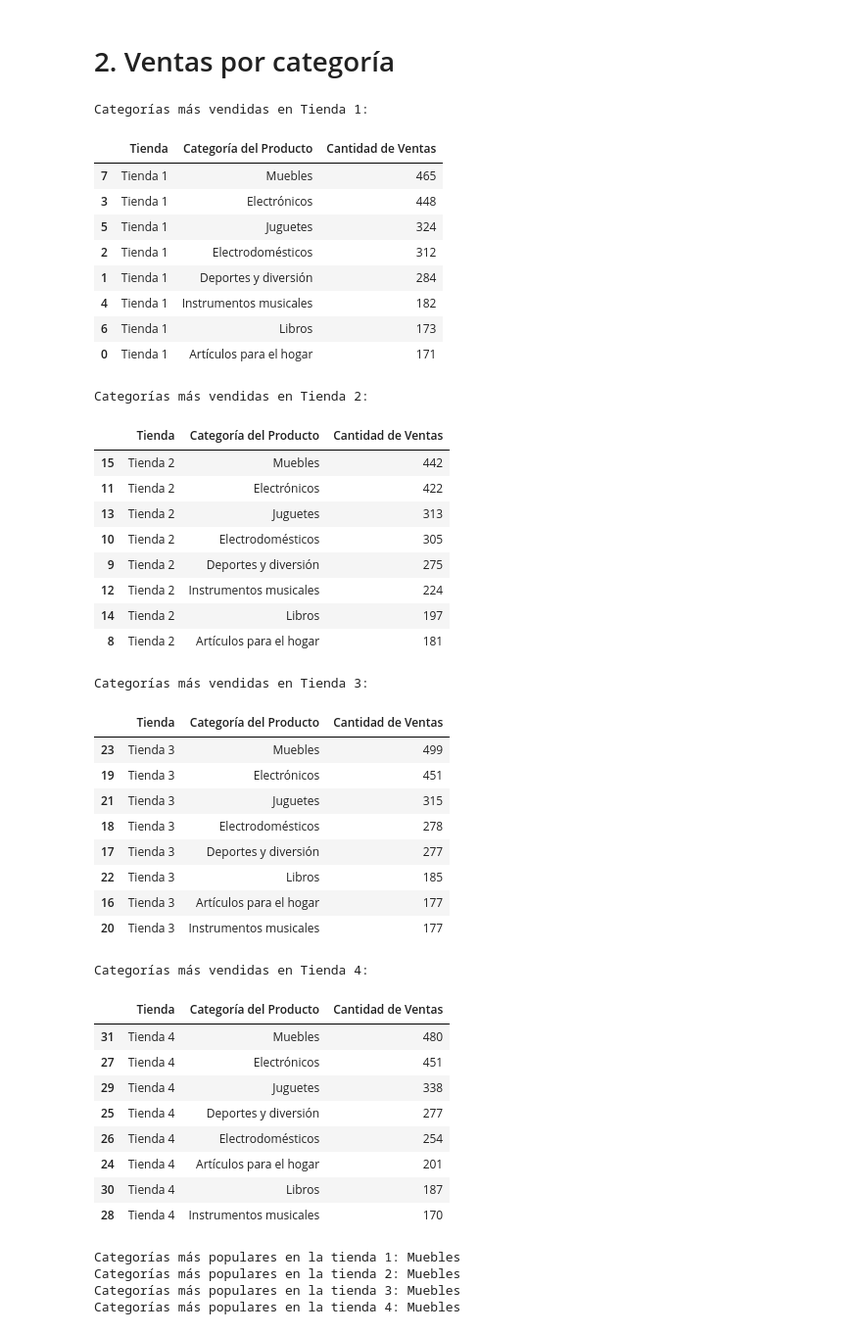
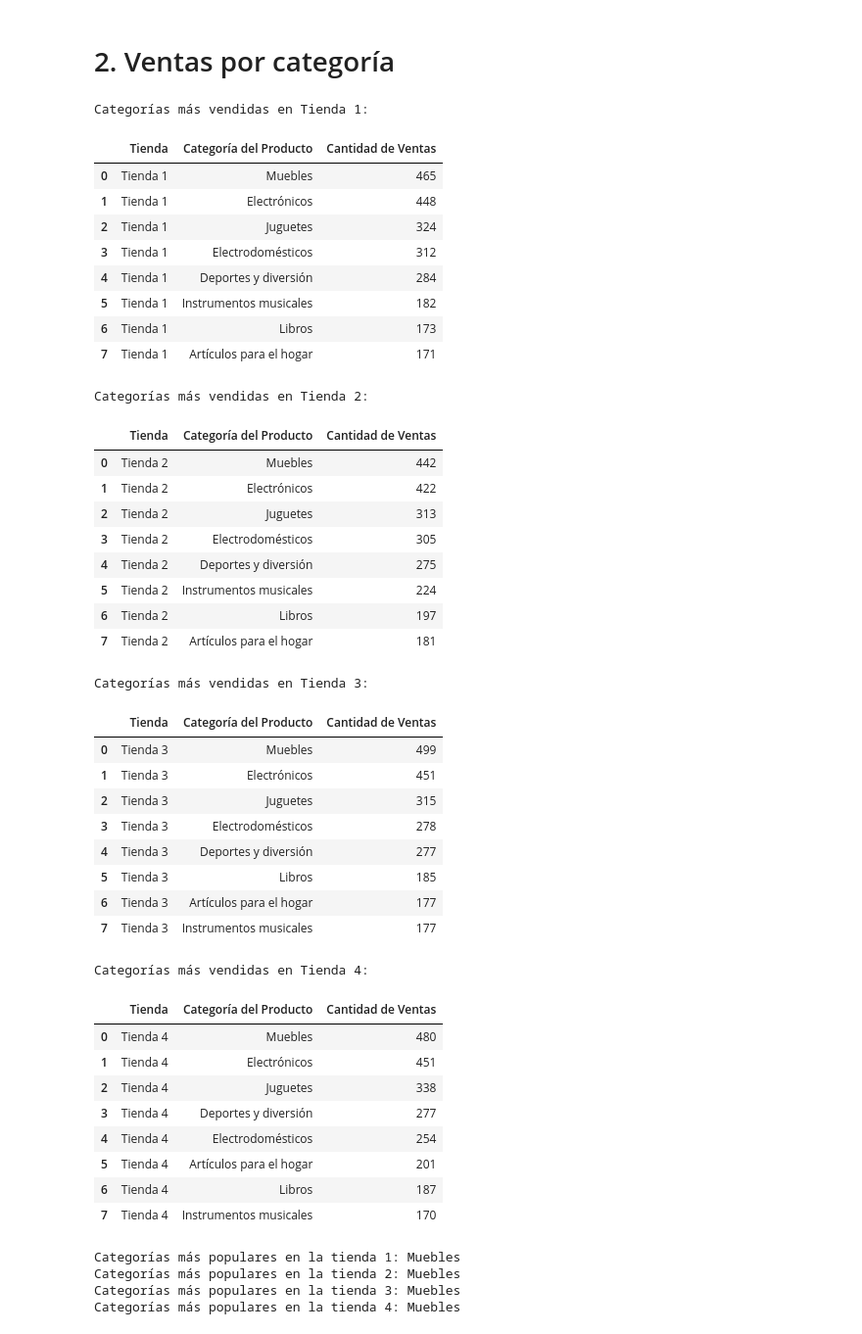
Before and after one commit to Mj-Novoa/challenge1-data-science-latam, a Jupyter notebook: AluraStoreLatam.ipynb, the cells around one changed output. Shown at 98% size. Saved outputs shown, nothing was run; the diff lists cells and outputs as text; code cells hidden in the pictures.

```diff
--- a/AluraStoreLatam.ipynb
+++ b/AluraStoreLatam.ipynb
@@ -66,57 +66,57 @@ plt.show()
 # %%
 tiendas_unificadas = pd.concat([tienda, tienda2, tienda3, tienda4], keys=['Tienda 1', 'Tienda 2', 'Tienda 3', 'Tienda 4'])
 
 tiendas_unificadas = tiendas_unificadas.reset_index()
 
 tiendas_unificadas = tiendas_unificadas.rename(columns={'level_0': 'Tienda'})
 
 ventas_por_categoria = tiendas_unificadas.groupby(['Tienda', 'Categoría del Producto']).size().reset_index(name='Cantidad de Ventas')
 
 for tienda_nombre in tiendas_unificadas['Tienda'].unique():
     print(f"\nCategorías más vendidas en {tienda_nombre}:")
-    ventas_tienda = ventas_por_categoria[ventas_por_categoria['Tienda'] == tienda_nombre].sort_values(by='Cantidad de Ventas', ascending=False)
+    ventas_tienda = ventas_por_categoria[ventas_por_categoria['Tienda'] == tienda_nombre].sort_values(by='Cantidad de Ventas', ascending=False).reset_index(drop=True)
     display(ventas_tienda)
 # %% [output]
 Categorías más vendidas en Tienda 1:
 |  | Tienda | Categoría del Producto | Cantidad de Ventas |
-| 7 | Tienda 1 | Muebles | 465 |
-| 3 | Tienda 1 | Electrónicos | 448 |
-| 5 | Tienda 1 | Juguetes | 324 |
-| 2 | Tienda 1 | Electrodomésticos | 312 |
-| 1 | Tienda 1 | Deportes y diversión | 284 |
-| 4 | Tienda 1 | Instrumentos musicales | 182 |
+| 0 | Tienda 1 | Muebles | 465 |
+| 1 | Tienda 1 | Electrónicos | 448 |
+| 2 | Tienda 1 | Juguetes | 324 |
+| 3 | Tienda 1 | Electrodomésticos | 312 |
+| 4 | Tienda 1 | Deportes y diversión | 284 |
+| 5 | Tienda 1 | Instrumentos musicales | 182 |
 | 6 | Tienda 1 | Libros | 173 |
-| 0 | Tienda 1 | Artículos para el hogar | 171 |
+| 7 | Tienda 1 | Artículos para el hogar | 171 |
 Categorías más vendidas en Tienda 2:
 |  | Tienda | Categoría del Producto | Cantidad de Ventas |
-| 15 | Tienda 2 | Muebles | 442 |
-| 11 | Tienda 2 | Electrónicos | 422 |
-| 13 | Tienda 2 | Juguetes | 313 |
-| 10 | Tienda 2 | Electrodomésticos | 305 |
-| 9 | Tienda 2 | Deportes y diversión | 275 |
-| 12 | Tienda 2 | Instrumentos musicales | 224 |
-| 14 | Tienda 2 | Libros | 197 |
-| 8 | Tienda 2 | Artículos para el hogar | 181 |
+| 0 | Tienda 2 | Muebles | 442 |
+| 1 | Tienda 2 | Electrónicos | 422 |
+| 2 | Tienda 2 | Juguetes | 313 |
+| 3 | Tienda 2 | Electrodomésticos | 305 |
+| 4 | Tienda 2 | Deportes y diversión | 275 |
+| 5 | Tienda 2 | Instrumentos musicales | 224 |
+| 6 | Tienda 2 | Libros | 197 |
+| 7 | Tienda 2 | Artículos para el hogar | 181 |
 Categorías más vendidas en Tienda 3:
 |  | Tienda | Categoría del Producto | Cantidad de Ventas |
-| 23 | Tienda 3 | Muebles | 499 |
-| 19 | Tienda 3 | Electrónicos | 451 |
-| 21 | Tienda 3 | Juguetes | 315 |
-| 18 | Tienda 3 | Electrodomésticos | 278 |
-| 17 | Tienda 3 | Deportes y diversión | 277 |
-| 22 | Tienda 3 | Libros | 185 |
-| 16 | Tienda 3 | Artículos para el hogar | 177 |
-| 20 | Tienda 3 | Instrumentos musicales | 177 |
+| 0 | Tienda 3 | Muebles | 499 |
+| 1 | Tienda 3 | Electrónicos | 451 |
+| 2 | Tienda 3 | Juguetes | 315 |
+| 3 | Tienda 3 | Electrodomésticos | 278 |
+| 4 | Tienda 3 | Deportes y diversión | 277 |
+| 5 | Tienda 3 | Libros | 185 |
+| 6 | Tienda 3 | Artículos para el hogar | 177 |
+| 7 | Tienda 3 | Instrumentos musicales | 177 |
 Categorías más vendidas en Tienda 4:
 |  | Tienda | Categoría del Producto | Cantidad de Ventas |
-| 31 | Tienda 4 | Muebles | 480 |
-| 27 | Tienda 4 | Electrónicos | 451 |
-| 29 | Tienda 4 | Juguetes | 338 |
-| 25 | Tienda 4 | Deportes y diversión | 277 |
-| 26 | Tienda 4 | Electrodomésticos | 254 |
-| 24 | Tienda 4 | Artículos para el hogar | 201 |
-| 30 | Tienda 4 | Libros | 187 |
-| 28 | Tienda 4 | Instrumentos musicales | 170 |
+| 0 | Tienda 4 | Muebles | 480 |
+| 1 | Tienda 4 | Electrónicos | 451 |
+| 2 | Tienda 4 | Juguetes | 338 |
+| 3 | Tienda 4 | Deportes y diversión | 277 |
+| 4 | Tienda 4 | Electrodomésticos | 254 |
+| 5 | Tienda 4 | Artículos para el hogar | 201 |
+| 6 | Tienda 4 | Libros | 187 |
+| 7 | Tienda 4 | Instrumentos musicales | 170 |
 # %%
 categorias_tienda = tienda['Categoría del Producto'].value_counts()
 categorias_tienda2 = tienda2['Categoría del Producto'].value_counts()
```
